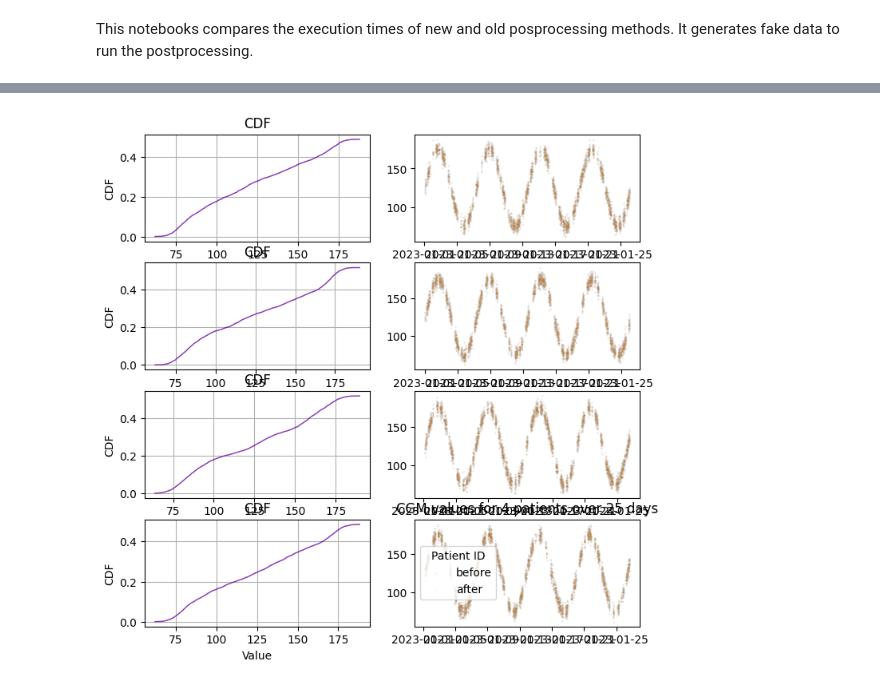
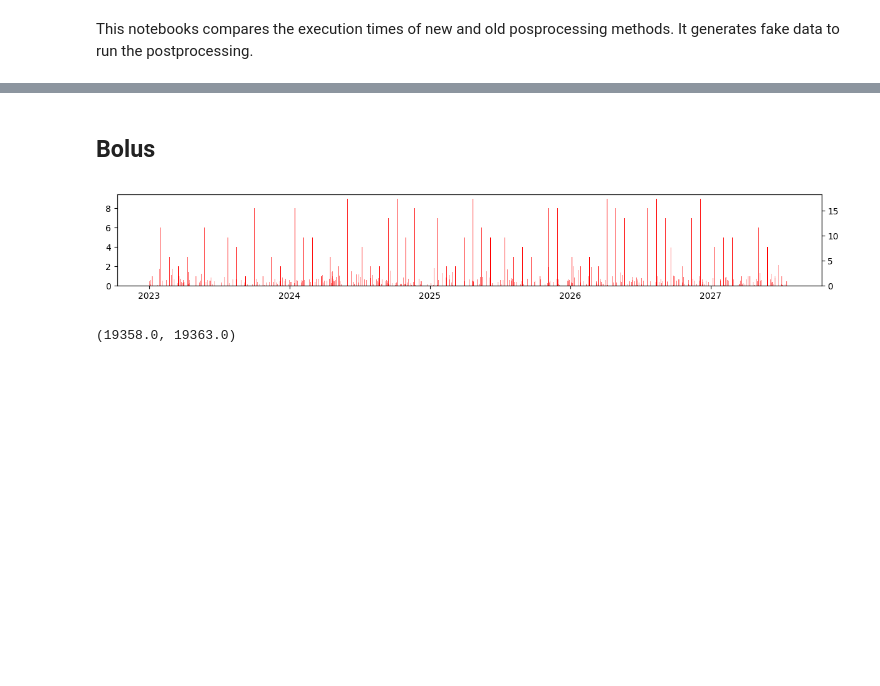
Before and after one commit to nudgebg/egvinsulin, a Jupyter notebook: notebooks/2024-11-28 - Profiling Accellerated Postprocessing.ipynb, the cells around one changed output, grey strips where cells are left out. Cells and saved outputs as stored; diff of their text form; code cells hidden in the pictures; blank space fills up the shorter version.

```diff
--- a/notebooks/2024-11-28 - Profiling Accellerated Postprocessing.ipynb
+++ b/notebooks/2024-11-28 - Profiling Accellerated Postprocessing.ipynb
@@ -125,25 +275,24 @@ Execution time 76.033179 seconds
-# %%
-from src import cdf
-import importlib
-importlib.reload(cdf)
-
-f,AX = plt.subplots(4,2,figsize=(8, 8),sharex=False)
-#AX = AX.flatten()
-
-for i,patient_id in enumerate(df.patient_id.unique()):
-    ax = AX[i,0]
-    res_sub = res.loc[patient_id]
-    res_old_sub = res_old.loc[patient_id]
-    cdf.plot_cdf(res_sub.cgm,ax=ax,label='new',color='red',alpha=0.5,marker='')
-    cdf.plot_cdf(res_old_sub.cgm,ax=ax,label='old',color='blue',alpha=0.5,marker='')
-
-    # ax = AX[i,1]
-    # ax.scatter(x=res_sub.datetime, y=res_sub.cgm, label='before',marker='.',s=1,alpha=0.1)
-    # ax.scatter(x=res_old_sub.datetime, y=res_old_sub.cgm, label='after',marker='.',s=1,alpha=0.1)
-    #ax.scatter(x=res_sub.datetime[res_sub.cgm.isna()], y=[0]*res_sub.cgm.isna().sum(), color='red', label='NaN values', marker='x', s=1)
-
-ax.set_title('CGM values for 4 patients over 25 days')
-plt.legend(title='Patient ID')
-plt.show()
-# %% [output]
-[figure, removed]
+# %% [markdown]
+## Bolus
+# %%
+importlib.reload(drawing)
+%matplotlib widget
+
+#test data for bolus deliveries
+samples = 10000
+durations = np.random.choice([0,1],samples,p=[0.7,0.3])*np.random.randint(30, 8*60, samples)
+
+df_bolus = pd.DataFrame({'datetime': pd.date_range(start='2023-01-01', periods=samples, freq='4h'),
+              'bolus': np.random.randint(1, 10, samples),
+              'delivery_duration': pd.to_timedelta(durations, unit='min')})
+df_bolus['datetime'] = pd.to_datetime(df_bolus['datetime'])
+
+plt.figure(figsize=(12,2)); ax = plt.gca(); twinax = ax.twinx()
+drawing.drawBoluses(ax, df_bolus.datetime, df_bolus.bolus)
+extended = df_bolus.loc[df_bolus.delivery_duration>pd.Timedelta(0)]
+drawing.drawExtendedBoluses(twinax, extended.datetime.values, extended.bolus.values, extended.delivery_duration.values)
+plt.tight_layout(); plt.show(); ax.set_ylim(0, 10);twinax.set_ylim(0, 10);
+ax.set_xlim((df_bolus.datetime.min(), df_bolus.datetime.min()+pd.Timedelta(5, unit='D')))
+# %% [output]
+[figure, added]
+(19358.0, 19363.0)
```
Also changed, not shown: parts of 7 cells of this notebook, 5 other files.
